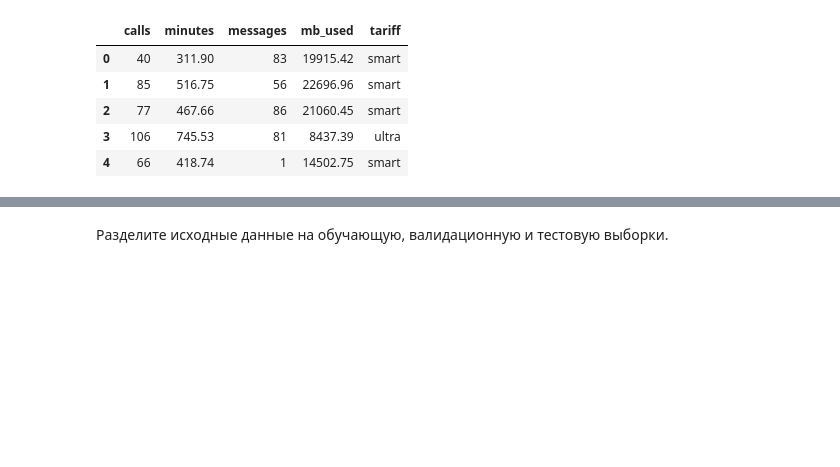
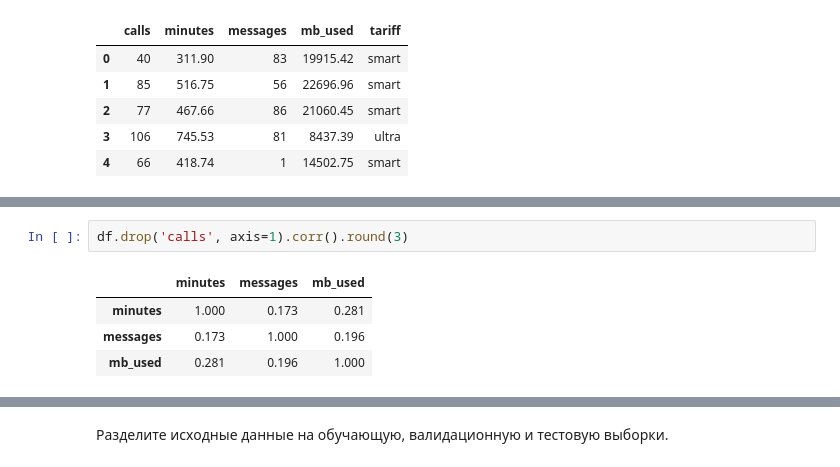
Before and after one commit to Danspers/6.Recomend-system-for-tariffs, a Jupyter notebook: Recomend_system_for_tarrifs.ipynb, the cells around one changed output, grey strips where cells are left out. Drawn from its saved outputs; the diff is of its cells as text; blank space fills up the shorter version.

```diff
--- a/Recomend_system_for_tarrifs.ipynb
+++ b/Recomend_system_for_tarrifs.ipynb
@@ -83,0 +93,7 @@ df.head()
+# %%
+df.drop('calls', axis=1).corr().round(3)
+# %% [output]
+|  | minutes | messages | mb_used |
+| minutes | 1.000 | 0.173 | 0.281 |
+| messages | 0.173 | 1.000 | 0.196 |
+| mb_used | 0.281 | 0.196 | 1.000 |
```
Also changed, not shown: parts of 22 cells of this notebook.
